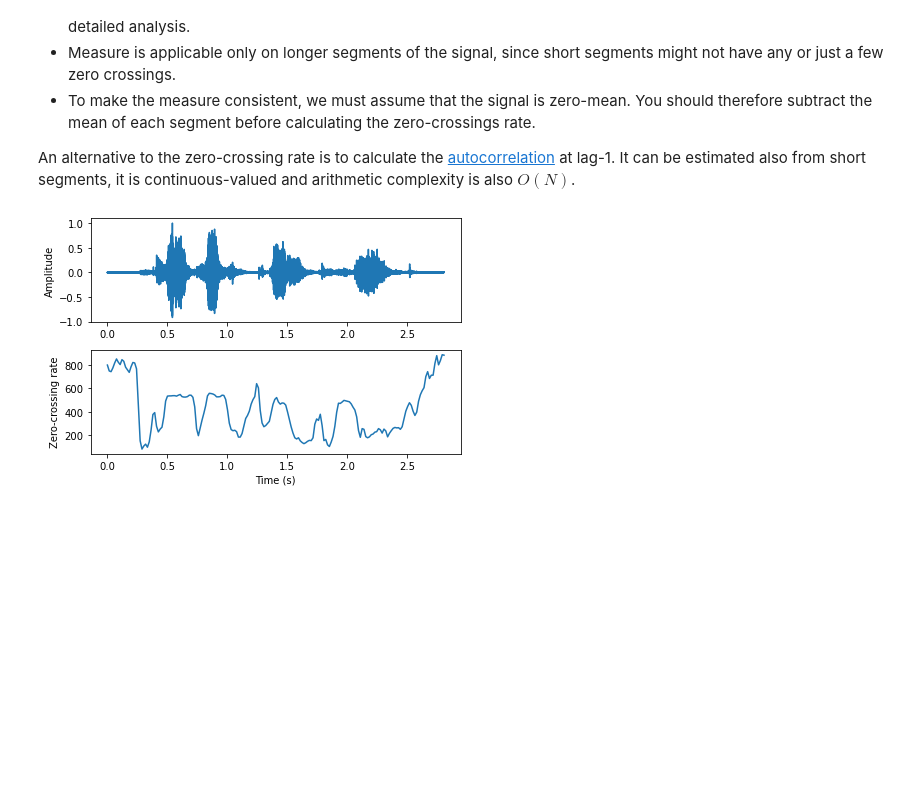
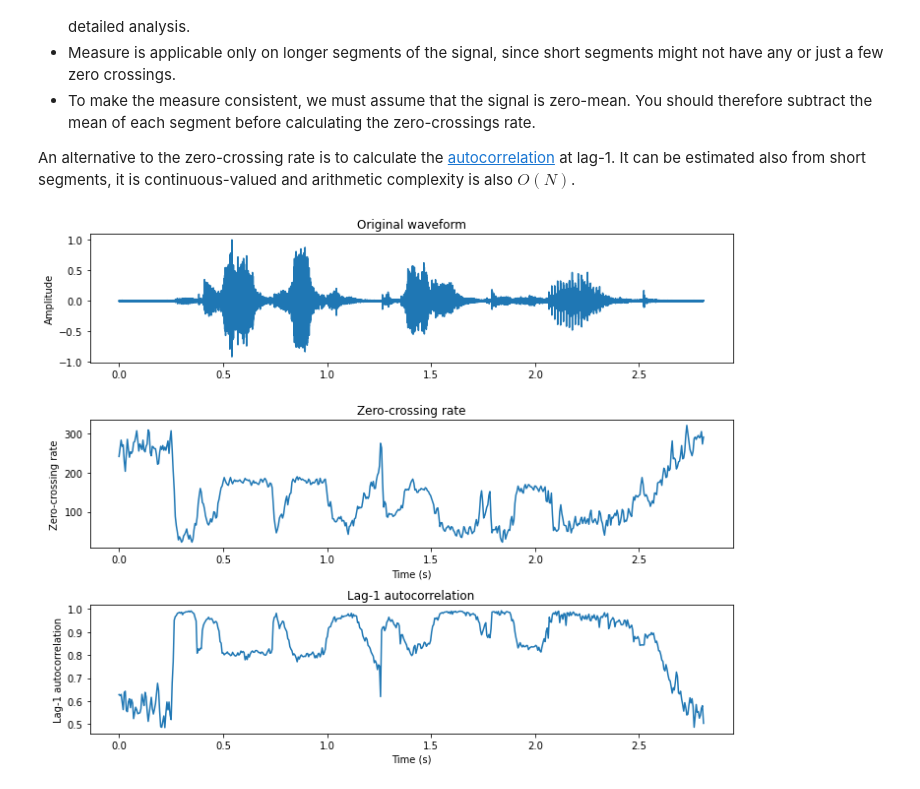
Before and after one commit to Speech-Interaction-Technology-Aalto-U/itsp, a Jupyter notebook: Representations/Zero-crossing_rate.ipynb, the cells around one changed output. Saved outputs shown, nothing was run; the diff lists cells and outputs as text; code cells hidden in the pictures; blank space fills up the shorter version.

Commit message:
zero-crossing rate notebook

```diff
--- a/Representations/Zero-crossing_rate.ipynb
+++ b/Representations/Zero-crossing_rate.ipynb
@@ -48,34 +48,47 @@ data = np.float64(data)
 
 # window parameters in milliseconds
 window_length_ms = 30
-window_step_ms = window_length_ms/2
+window_step_ms = 5
 
 window_step = int(np.round(fs*window_step_ms/1000))
 window_length = window_step*2
 window_count = int(np.floor((data.shape[0]-window_length)/window_step)+1)
 
 
 # Extract windows
 window_matrix = np.zeros([window_length,window_count],dtype=np.float64)
 for window_ix in range(window_count):
     window_matrix[:,window_ix] = data[window_ix*window_step+np.arange(window_length)]
 
 
 # Count zero crossings in each window
 zcr = np.sum(np.abs(np.diff(np.sign(window_matrix),axis=0)),axis=0)
 
+# Correlation lag-1
+xcorr1 = np.mean(window_matrix[0:-2,:]*window_matrix[1:-1,:],axis=0)/np.mean(window_matrix**2,axis=0)
+
+plt.figure(figsize=[10,8])
 
 t = np.linspace(0,len(data)/fs,len(data))
-plt.subplot(211)
+plt.subplot(311)
 plt.plot(t,data/np.max(np.abs(data)))
 plt.ylabel('Amplitude')
+plt.title('Original waveform')
 
 t = np.linspace(0,len(data)/fs,window_count)
-plt.subplot(212)
+plt.subplot(312)
 plt.plot(t,zcr)
 plt.xlabel('Time (s)')
 plt.ylabel('Zero-crossing rate')
+plt.title('Zero-crossing rate')
+
+plt.subplot(313)
+plt.plot(t,xcorr1)
+plt.xlabel('Time (s)')
+plt.ylabel('Lag-1 autocorrelation')
+plt.title('Lag-1 autocorrelation')
+
 plt.tight_layout()
 plt.show()
 # %% [output]
-[figure, old version]
+[figure, new version]
```
